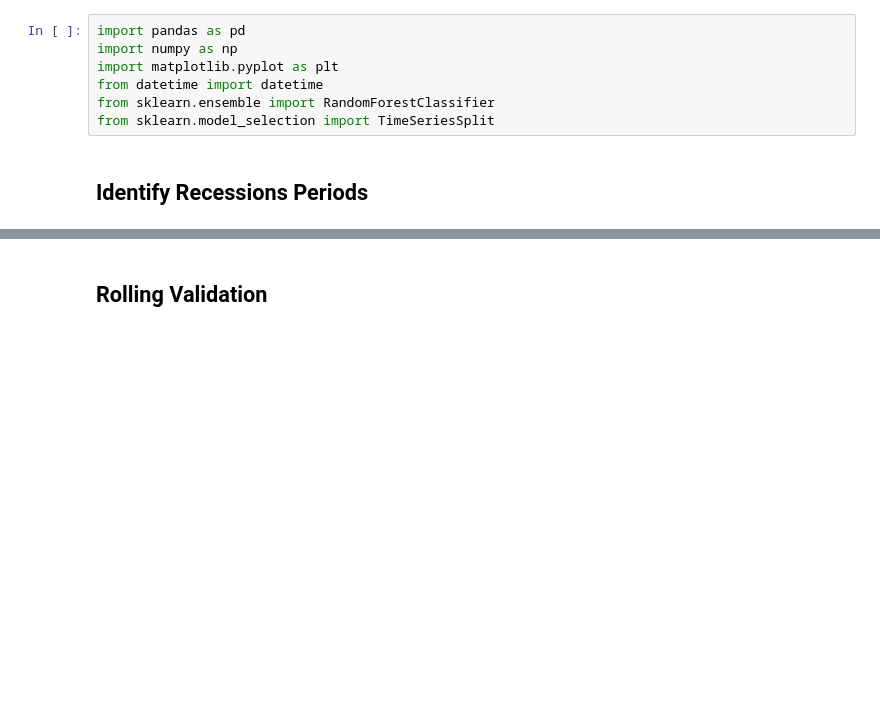
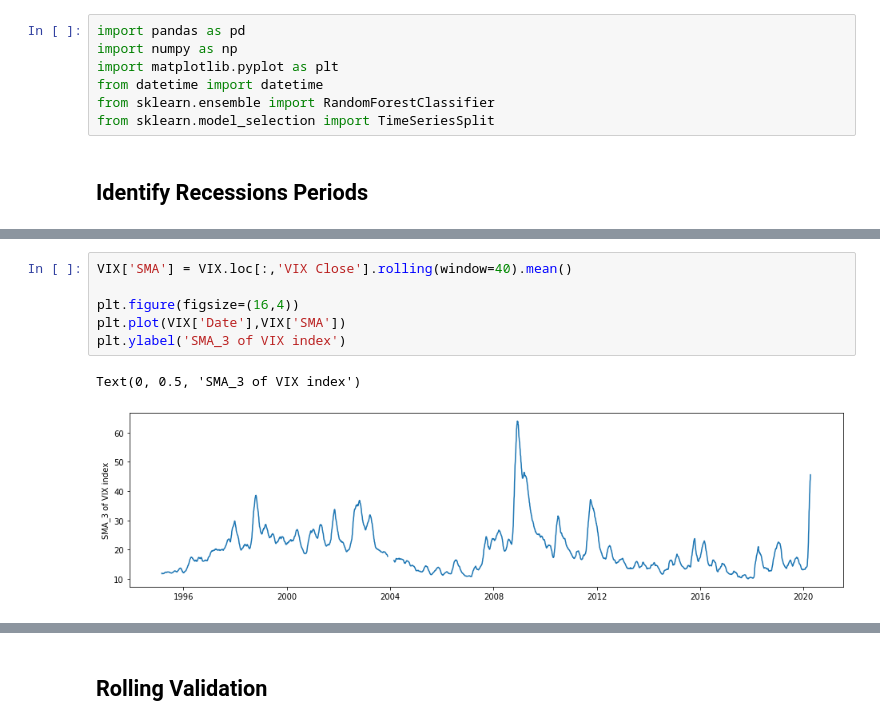
Before and after one commit to amritadutta25/Stock-Price-Prediction-using-Russell-3000, a Jupyter notebook: recession_Models.ipynb, the cells around one changed output, grey strips where cells are left out. Cells and saved outputs as stored; diff of their text form; blank space fills up the shorter version.

```diff
--- a/recession_Models.ipynb
+++ b/recession_Models.ipynb
@@ -96,0 +141,9 @@ recoveries = recovery(df,reccessions = rec_periods, recovery_rate = 0.20)
+# %%
+VIX['SMA'] = VIX.loc[:,'VIX Close'].rolling(window=40).mean()
+
+plt.figure(figsize=(16,4))
+plt.plot(VIX['Date'],VIX['SMA'])
+plt.ylabel('SMA_3 of VIX index')
+# %% [output]
+Text(0, 0.5, 'SMA_3 of VIX index')
+[figure, added]
```
Also changed, not shown: parts of 28 cells of this notebook.
